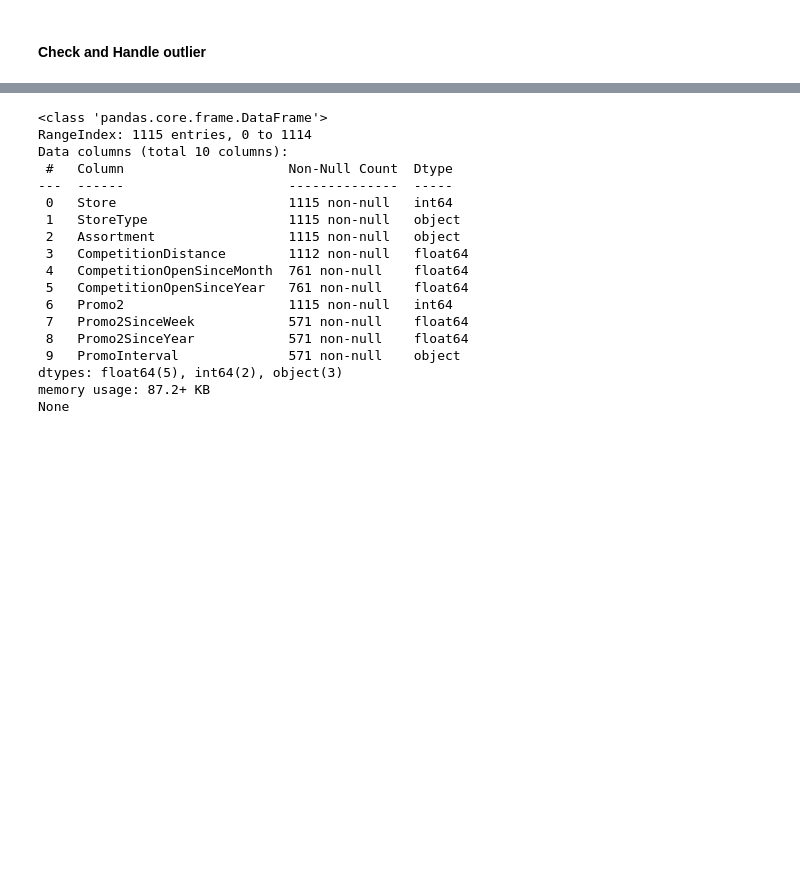
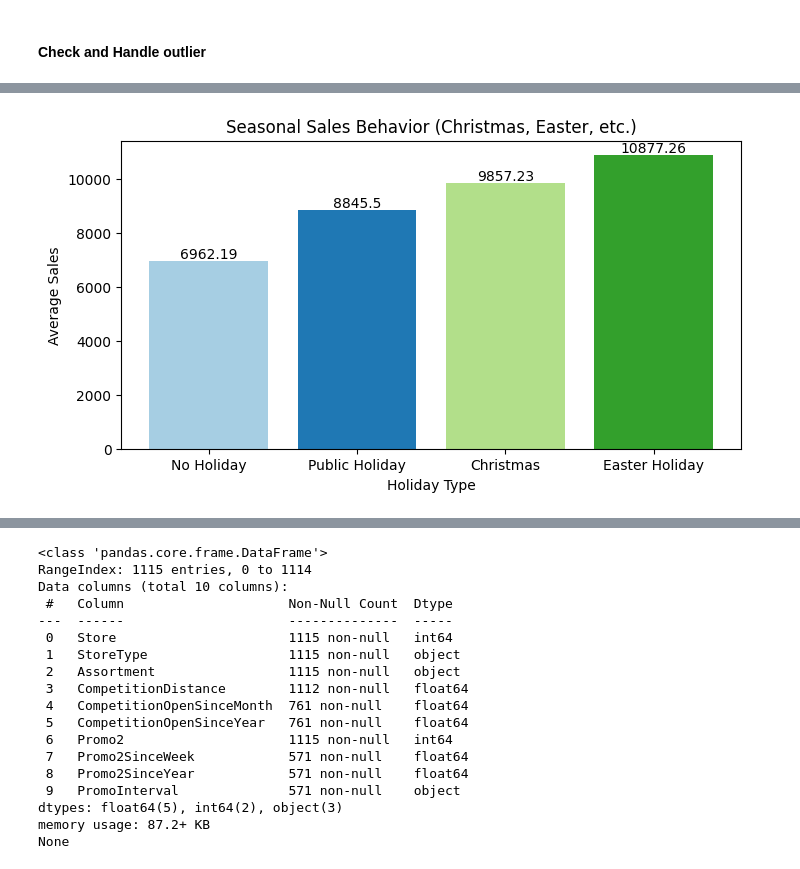
Before and after one commit to Temesgenasmamaw/Week_04, a Jupyter notebook: notebooks/EDA.ipynb, the cells around one changed output, grey strips where cells are left out. Drawn from its saved outputs; the diff is of its cells as text; code cells hidden in the pictures; blank space fills up the shorter version.

```diff
--- a/notebooks/EDA.ipynb
+++ b/notebooks/EDA.ipynb
@@ -198,0 +403,5 @@ dtype: int64
+# %%
+logger.info('Finding seasonal sales behavior')
+# Find seasonal sales behavior
+vlyr.seasonal_sales_behavior()
+# %% [output]
@@ -198,0 +409 @@ dtype: int64
+[figure, added]
```
Also changed, not shown: parts of 45 cells of this notebook, 5 other files.
